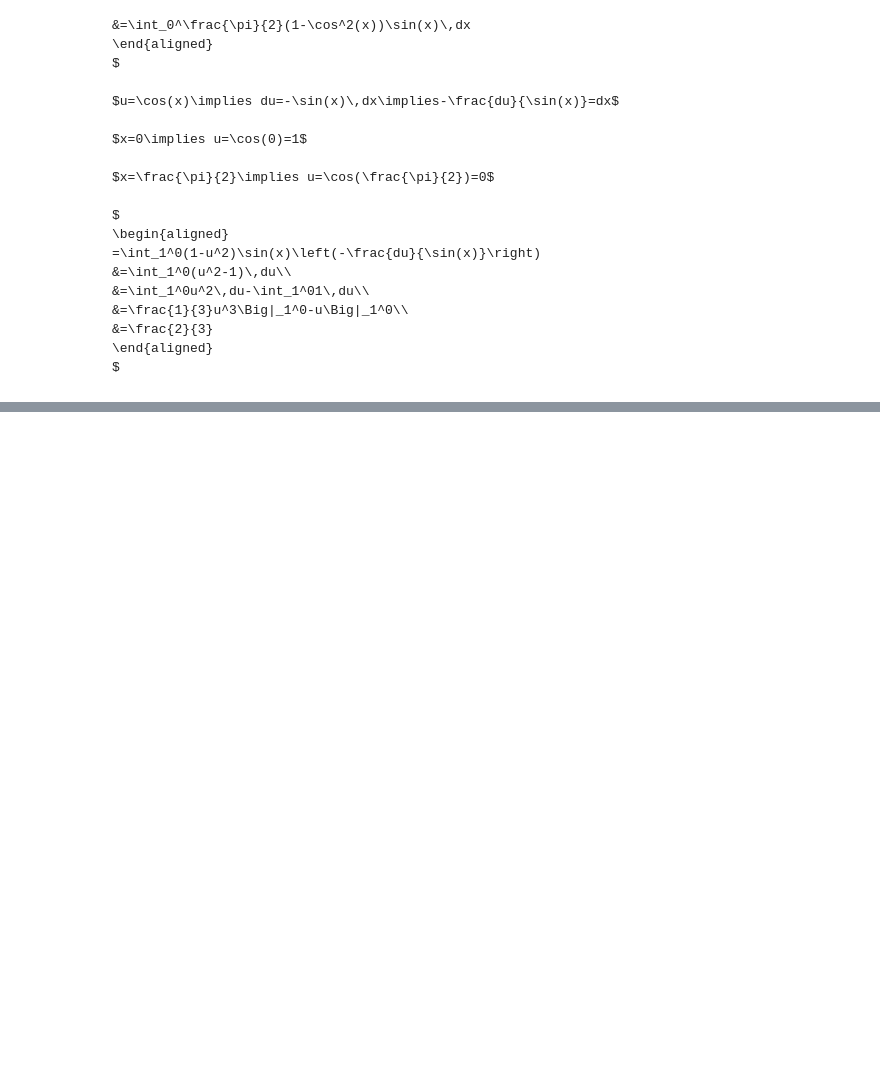
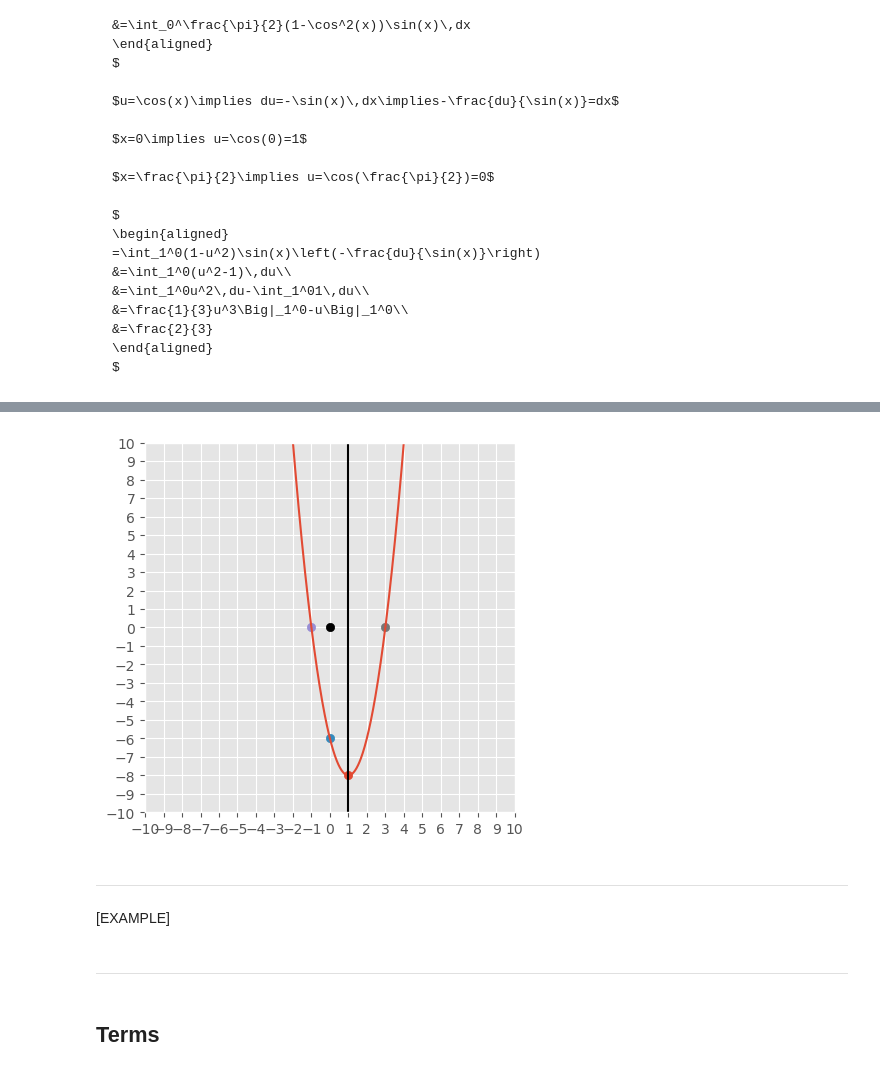
Before and after one commit to davefriedman01/VectorCalculus, a Jupyter notebook: hw1.ipynb, the cells around one changed output, grey strips where cells are left out. Drawn from its saved outputs; the diff is of its cells as text; code cells hidden in the pictures; blank space fills up the shorter version.

```diff
--- a/hw1.ipynb
+++ b/hw1.ipynb
@@ -326,0 +520,28 @@ $
+# %%
+s=10
+x=np.linspace(-s,s,1001);
+y=2*x**2-4*x-6
+
+plt.axes().set_aspect(1);
+plt.xlim((-s,s));
+plt.xticks(np.arange(-s,s+1,1));
+plt.ylim((-s,s));
+plt.yticks(np.arange(-s,s+1,1));
+
+plt.plot(x,y);
+plt.scatter(0,0,color='black');
+plt.axvline(x=1,color='black');
+plt.scatter(1,-8);
+plt.scatter(0,-6);
+plt.scatter(-1,0);
+plt.scatter(3,0);
+# %% [output]
+[figure, added]
+# %% [markdown]
+---
+# %% [markdown]
+[EXAMPLE]
+# %% [markdown]
+---
+# %% [markdown]
+## Terms
```
Also changed, not shown: parts of 20 cells of this notebook.
